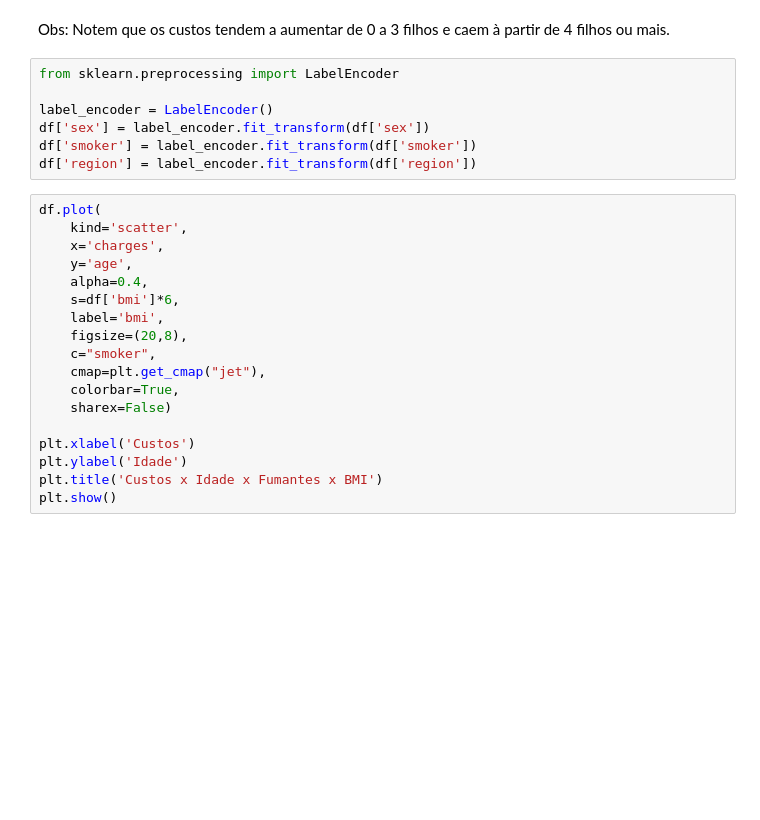
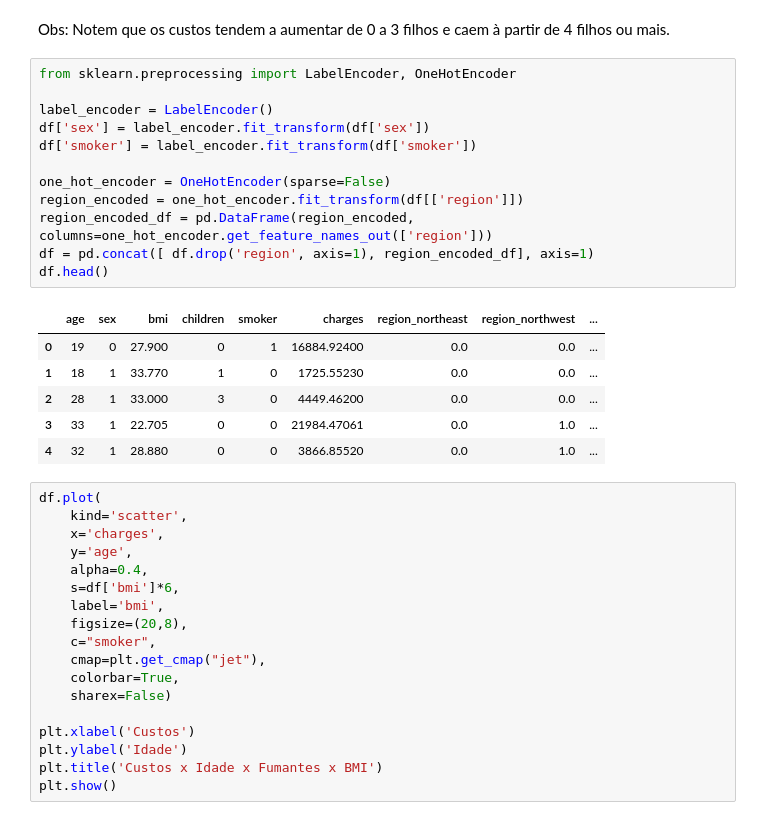
Before and after one commit to marcosjsh/fiap_tech_challenge, a Jupyter notebook: tech_challenge_1_with_comments.ipynb, the cells around one changed output. Cells and saved outputs as stored; diff of their text form; blank space fills up the shorter version.

```diff
--- a/tech_challenge_1_with_comments.ipynb
+++ b/tech_challenge_1_with_comments.ipynb
@@ -299,12 +299,24 @@ Passing `palette` without assigning `hue` is deprecated and will be removed in v
 # %% [markdown]
 Obs: Notem que os custos tendem a aumentar de 0 a 3 filhos e caem à partir de 4 filhos ou mais.
 # %%
-from sklearn.preprocessing import LabelEncoder
+from sklearn.preprocessing import LabelEncoder, OneHotEncoder
 
 label_encoder = LabelEncoder()
 df['sex'] = label_encoder.fit_transform(df['sex'])
 df['smoker'] = label_encoder.fit_transform(df['smoker'])
-df['region'] = label_encoder.fit_transform(df['region'])
+
+one_hot_encoder = OneHotEncoder(sparse=False)
+region_encoded = one_hot_encoder.fit_transform(df[['region']])
+region_encoded_df = pd.DataFrame(region_encoded, columns=one_hot_encoder.get_feature_names_out(['region']))
+df = pd.concat([ df.drop('region', axis=1), region_encoded_df], axis=1)
+df.head()
+# %% [output]
+|  | age | sex | bmi | children | smoker | charges | region_northeast | region_northwest | ... |
+| 0 | 19 | 0 | 27.900 | 0 | 1 | 16884.92400 | 0.0 | 0.0 | ... |
+| 1 | 18 | 1 | 33.770 | 1 | 0 | 1725.55230 | 0.0 | 0.0 | ... |
+| 2 | 28 | 1 | 33.000 | 3 | 0 | 4449.46200 | 0.0 | 0.0 | ... |
+| 3 | 33 | 1 | 22.705 | 0 | 0 | 21984.47061 | 0.0 | 1.0 | ... |
+| 4 | 32 | 1 | 28.880 | 0 | 0 | 3866.85520 | 0.0 | 1.0 | ... |
 # %%
 df.plot(
     kind='scatter',
```
Also changed, not shown: parts of 27 cells of this notebook.
